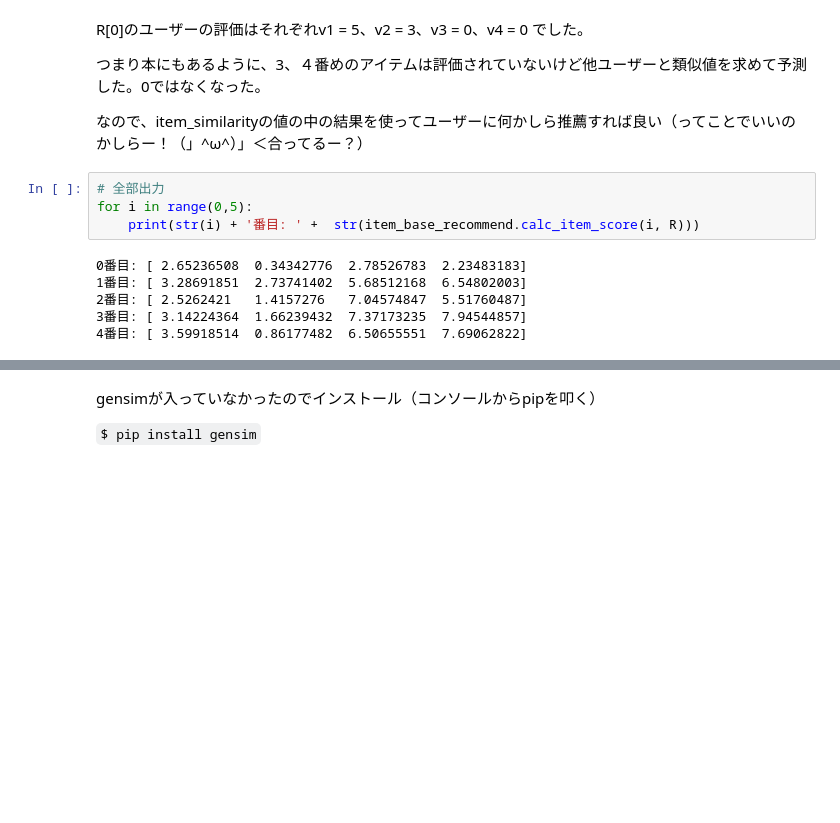
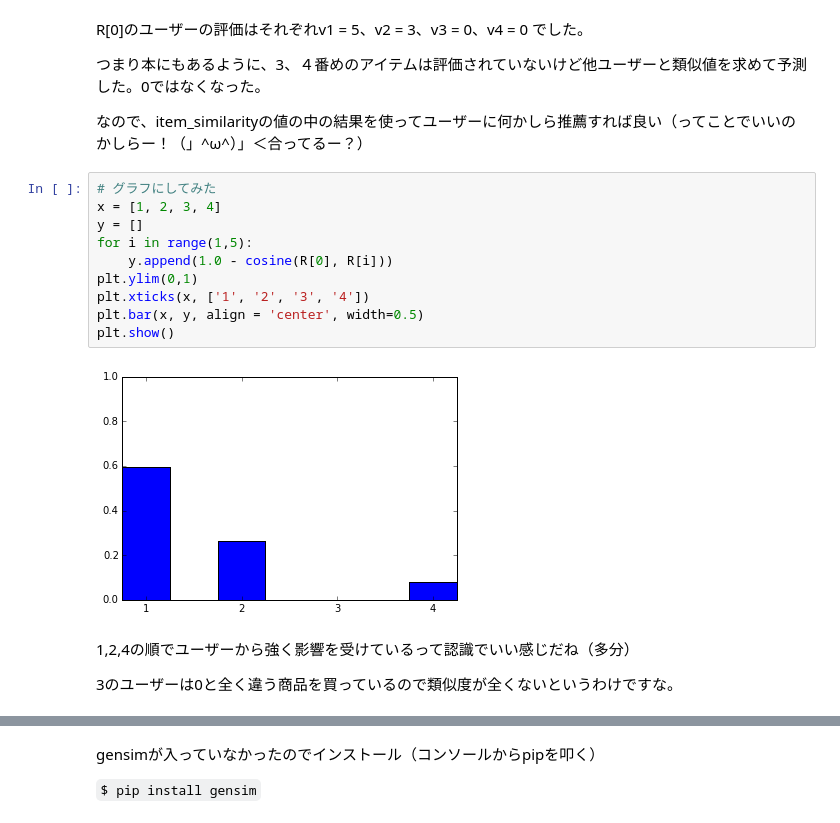
Before and after one commit to Aipakazuma/2-4recommendation-system, a Jupyter notebook: 10_推薦システム2.ipynb, the cells around one changed output, grey strips where cells are left out. Drawn from its saved outputs; the diff is of its cells as text; blank space fills up the shorter version.

```diff
--- a/10_推薦システム2.ipynb
+++ b/10_推薦システム2.ipynb
@@ -304,13 +278,19 @@ R[0]のユーザーの評価はそれぞれv1 = 5、v2 = 3、v3 = 0、v4 = 0 で
 つまり本にもあるように、3、４番めのアイテムは評価されていないけど他ユーザーと類似値を求めて予測した。0ではなくなった。
 
 なので、item_similarityの値の中の結果を使ってユーザーに何かしら推薦すれば良い（ってことでいいのかしらー！（」^ω^）」＜合ってるー？）
-# %%
-# 全部出力
-for i in range(0,5):
-    print(str(i) + '番目: ' +  str(item_base_recommend.calc_item_score(i, R)))
-# %% [output]
-0番目: [ 2.65236508  0.34342776  2.78526783  2.23483183]
-1番目: [ 3.28691851  2.73741402  5.68512168  6.54802003]
-2番目: [ 2.5262421   1.4157276   7.04574847  5.51760487]
-3番目: [ 3.14224364  1.66239432  7.37173235  7.94544857]
-4番目: [ 3.59918514  0.86177482  6.50655551  7.69062822]
+# %%
+# グラフにしてみた
+x = [1, 2, 3, 4]
+y = []
+for i in range(1,5):
+    y.append(1.0 - cosine(R[0], R[i]))
+plt.ylim(0,1)
+plt.xticks(x, ['1', '2', '3', '4'])
+plt.bar(x, y, align = 'center', width=0.5)
+plt.show()
+# %% [output]
+[figure, added]
+# %% [markdown]
+1,2,4の順でユーザーから強く影響を受けているって認識でいい感じだね（多分）
+
+3のユーザーは0と全く違う商品を買っているので類似度が全くないというわけですな。
```
Also changed, not shown: parts of 9 cells of this notebook, 3 other files.
